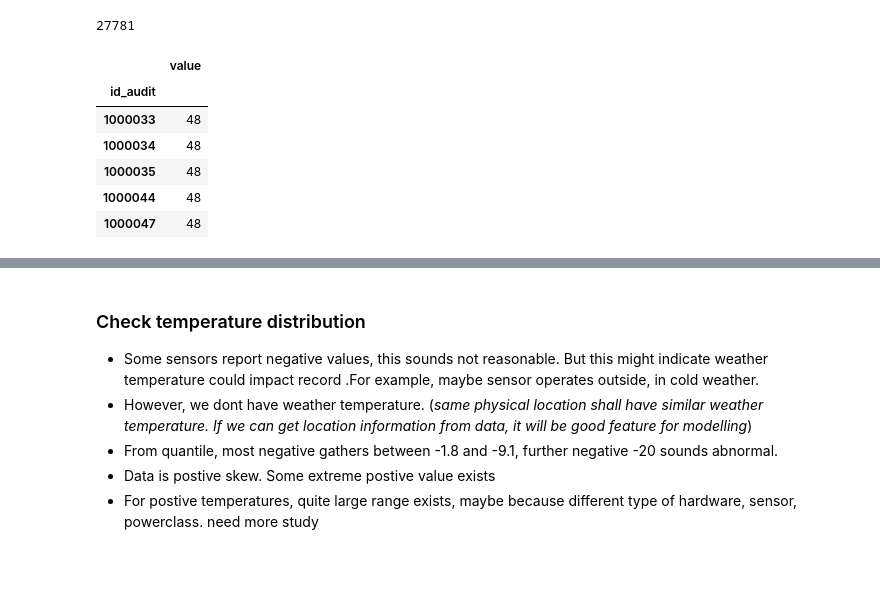
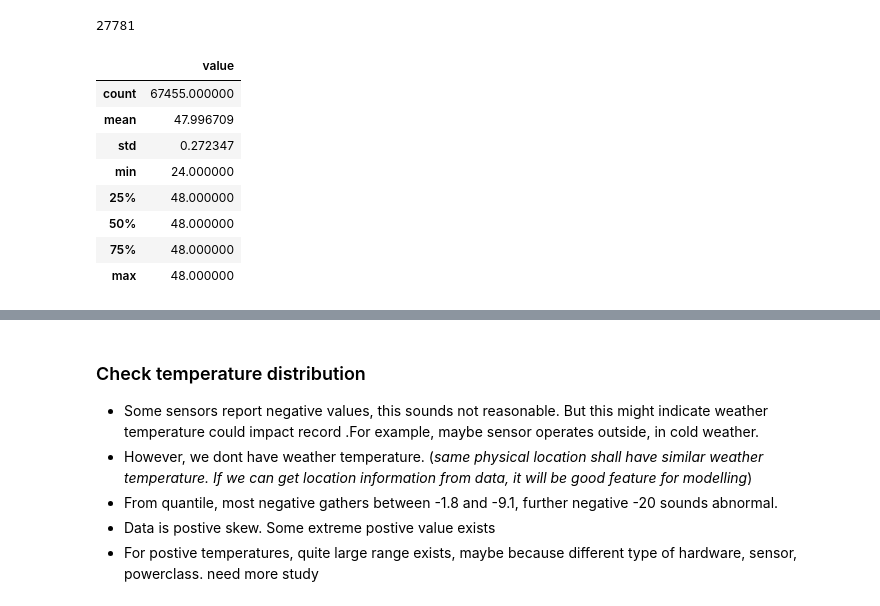
Before and after one commit to lingouzhu/AICampus, a Jupyter notebook: project5Sensors/exploreSensorsDataset.ipynb, the cells around one changed output, grey strips where cells are left out. Saved outputs shown, nothing was run; the diff lists cells and outputs as text; code cells hidden in the pictures; blank space fills up the shorter version.

```diff
--- a/project5Sensors/exploreSensorsDataset.ipynb
+++ b/project5Sensors/exploreSensorsDataset.ipynb
@@ -204,12 +208,16 @@ ds3radioid.serial.nunique()
 # %% [output]
 27781
 # %%
-ds1radiotemp[['id_audit','value']].groupby('id_audit').count().head()
+readingPerAuditDf = ds1radiotemp[['id_audit','value']].groupby('id_audit').count().reset_index().sort_values('value')
-# %% [output]
-|  | value |
-| id_audit |  |
-| 1000033 | 48 |
-| 1000034 | 48 |
-| 1000035 | 48 |
-| 1000044 | 48 |
-| 1000047 | 48 |
+# %%
+readingPerAuditDf.describe()
+# %% [output]
+|  | value |
+| count | 67455.000000 |
+| mean | 47.996709 |
+| std | 0.272347 |
+| min | 24.000000 |
+| 25% | 48.000000 |
+| 50% | 48.000000 |
+| 75% | 48.000000 |
+| max | 48.000000 |
```
Also changed, not shown: parts of 31 cells of this notebook.
